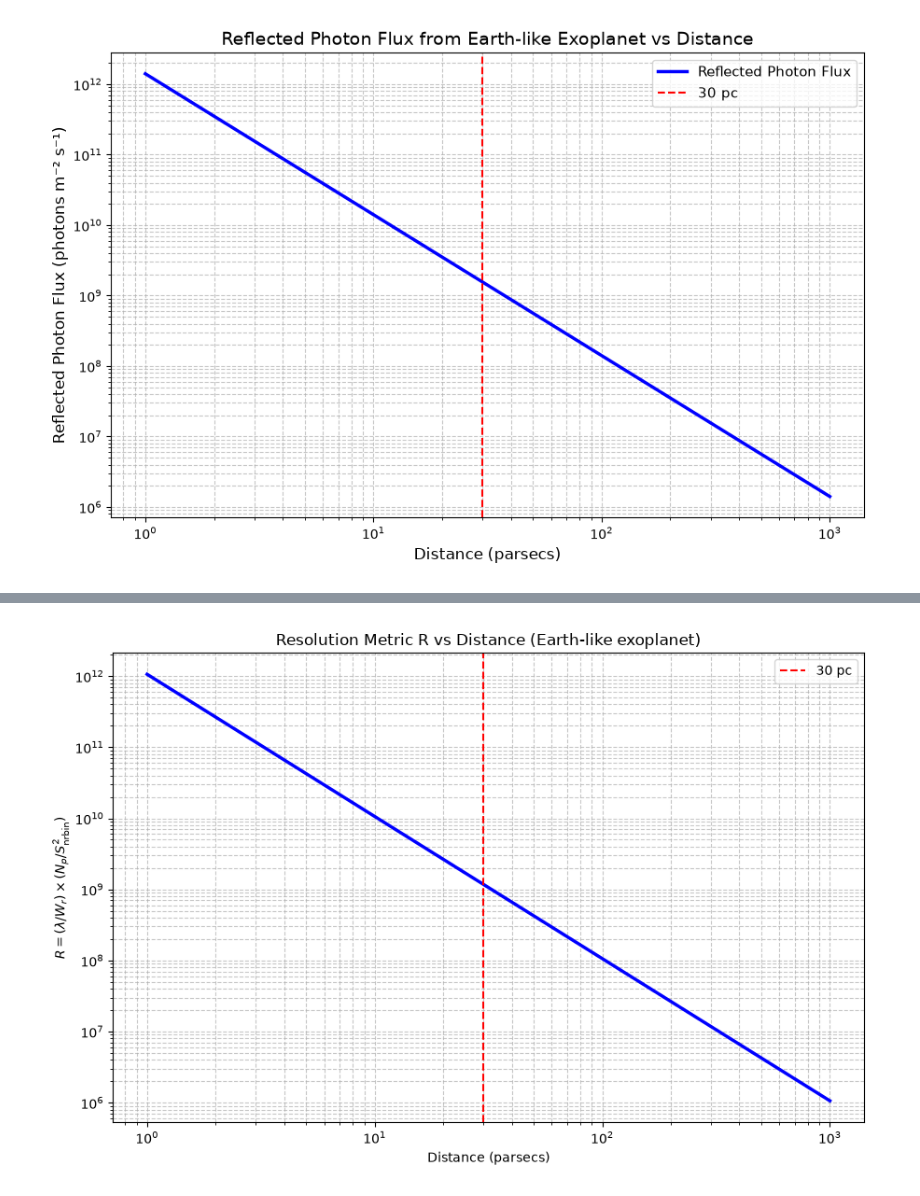
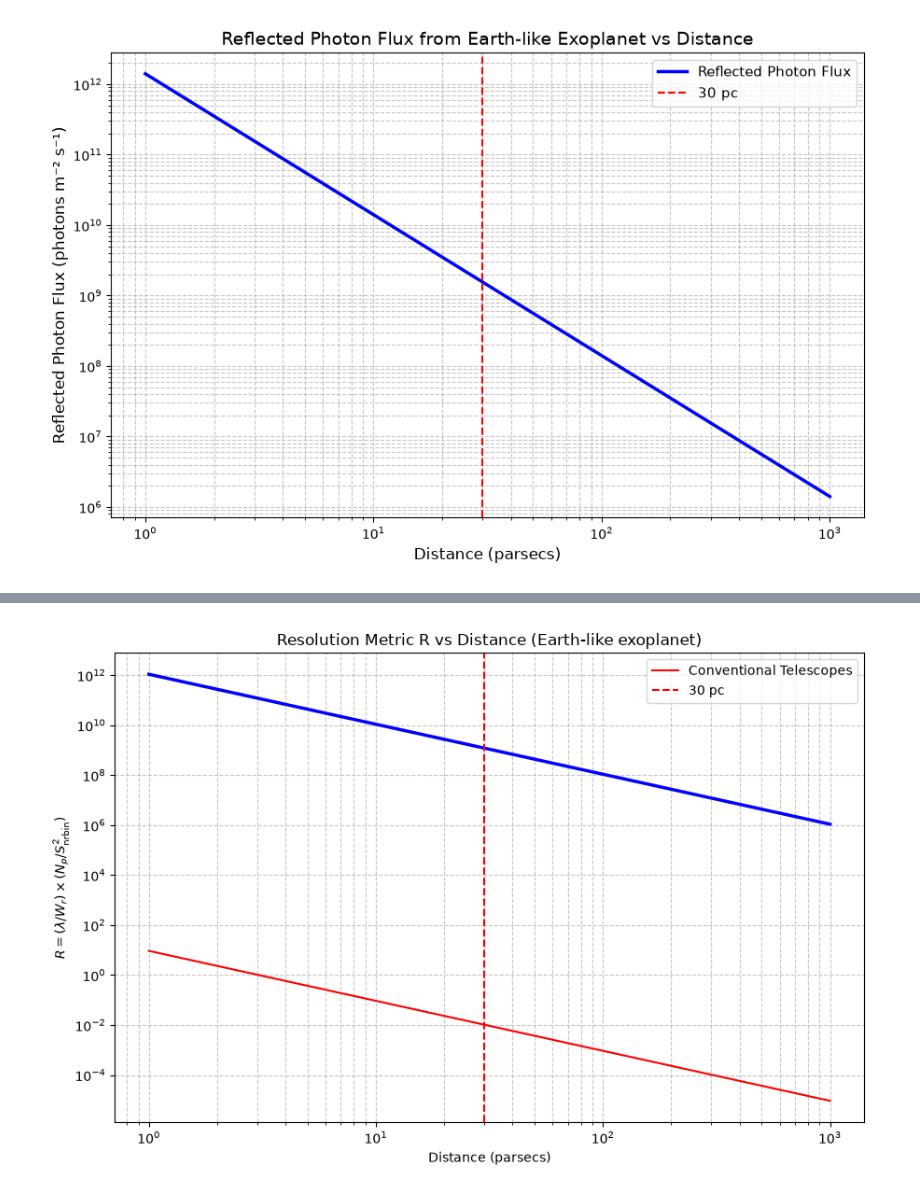
Before and after one commit to zanecollins/sgl_science_case, a Jupyter notebook: sgl_science_case/notebooks/photon_flux.ipynb, the cells around one changed output, grey strips where cells are left out. Saved outputs shown, nothing was run; the diff lists cells and outputs as text; code cells hidden in the pictures.

```diff
--- a/sgl_science_case/notebooks/photon_flux.ipynb
+++ b/sgl_science_case/notebooks/photon_flux.ipynb
@@ -173,25 +175,28 @@ plt.show()
 # %%
 A = 4*np.pi
 t_obs = 300
 N_p = photon_ref * sgl_amplification * A * t_obs
+N_p_conv = photon_ref * A * t_obs
 W_r = 1.5e-6
 S_nrbin = 50
 
 R = (wl / W_r) * (N_p / S_nrbin**2)
+R_conv = (wl / W_r) * (N_p_conv / S_nrbin**2)
 
 plt.figure(figsize=(9, 6))
 plt.loglog(D_pc, R, 'b-', lw=2.5)
+plt.loglog(D_pc, R_conv, 'r-', label = 'Conventional Telescopes')
 plt.axvline(30, color='red', ls='--', label='30 pc')
 plt.xlabel('Distance (parsecs)')
 plt.ylabel(r'$R = (\lambda / W_r) \times (N_p / S_{\rm nrbin}^2)$')
 plt.title('Resolution Metric R vs Distance (Earth-like exoplanet)')
 plt.grid(True, which='both', ls='--', alpha=0.7)
 plt.legend()
 plt.tight_layout()
 plt.savefig('resolution_R_vs_distance.png', dpi=250)
 plt.show()
 # %% [output]
-[figure, old version]
+[figure, new version]
 # %%
 plt.close('All')
 # %%
```
Also changed, not shown: parts of 2 cells of this notebook, 1 other file.
